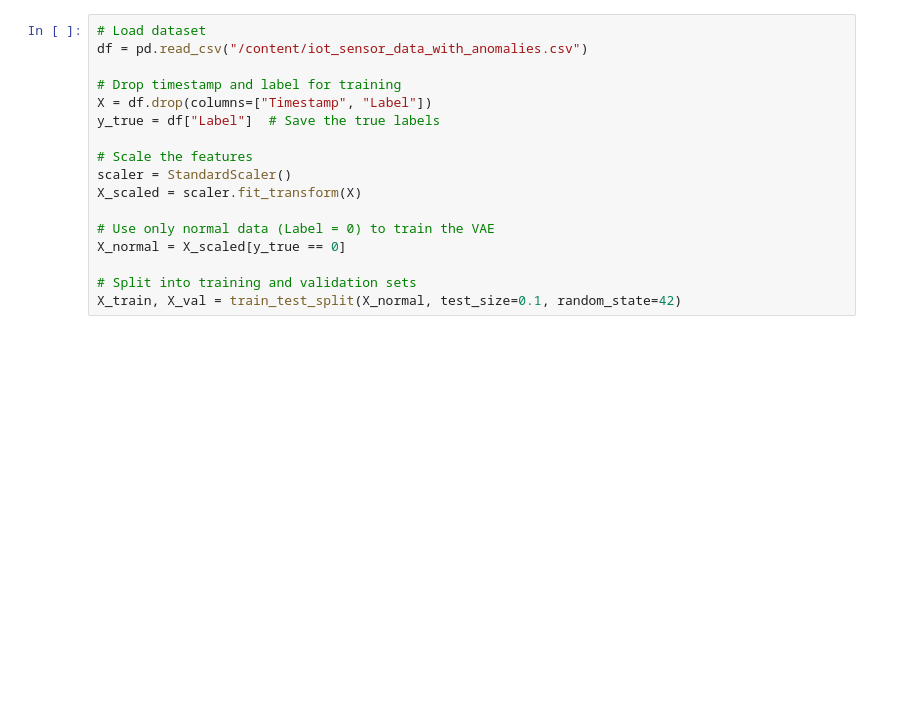
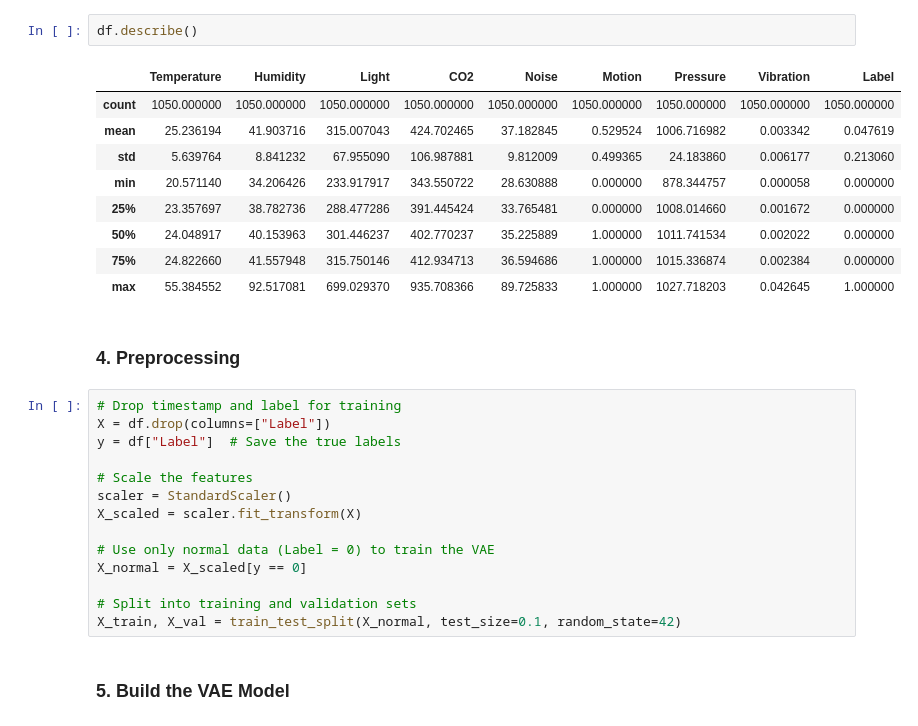
Before and after one commit to mudhay027/Anomaly-Detection-in-IoT-Sensors-using-Variational-Autoencoders, a Jupyter notebook: src/Anomoly_detection_IOT.ipynb, the cells around one changed output. Saved outputs shown, nothing was run; the diff lists cells and outputs as text; blank space fills up the shorter version.

```diff
--- a/src/Anomoly_detection_IOT.ipynb
+++ b/src/Anomoly_detection_IOT.ipynb
@@ -5,20 +51,33 @@ from sklearn.model_selection import train_test_split
+# %%
+df.describe()
+# %% [output]
+|  | Temperature | Humidity | Light | CO2 | Noise | Motion | Pressure | Vibration | Label |
+| count | 1050.000000 | 1050.000000 | 1050.000000 | 1050.000000 | 1050.000000 | 1050.000000 | 1050.000000 | 1050.000000 | 1050.000000 |
+| mean | 25.236194 | 41.903716 | 315.007043 | 424.702465 | 37.182845 | 0.529524 | 1006.716982 | 0.003342 | 0.047619 |
+| std | 5.639764 | 8.841232 | 67.955090 | 106.987881 | 9.812009 | 0.499365 | 24.183860 | 0.006177 | 0.213060 |
+| min | 20.571140 | 34.206426 | 233.917917 | 343.550722 | 28.630888 | 0.000000 | 878.344757 | 0.000058 | 0.000000 |
+| 25% | 23.357697 | 38.782736 | 288.477286 | 391.445424 | 33.765481 | 0.000000 | 1008.014660 | 0.001672 | 0.000000 |
+| 50% | 24.048917 | 40.153963 | 301.446237 | 402.770237 | 35.225889 | 1.000000 | 1011.741534 | 0.002022 | 0.000000 |
+| 75% | 24.822660 | 41.557948 | 315.750146 | 412.934713 | 36.594686 | 1.000000 | 1015.336874 | 0.002384 | 0.000000 |
+| max | 55.384552 | 92.517081 | 699.029370 | 935.708366 | 89.725833 | 1.000000 | 1027.718203 | 0.042645 | 1.000000 |
+# %% [markdown]
+### 4. Preprocessing
 # %%
-# Load dataset
-df = pd.read_csv("/content/iot_sensor_data_with_anomalies.csv")
-
 # Drop timestamp and label for training
-X = df.drop(columns=["Timestamp", "Label"])
-y_true = df["Label"]  # Save the true labels
+X = df.drop(columns=["Label"])
+y = df["Label"]  # Save the true labels
 
 # Scale the features
 scaler = StandardScaler()
 X_scaled = scaler.fit_transform(X)
 
 # Use only normal data (Label = 0) to train the VAE
-X_normal = X_scaled[y_true == 0]
+X_normal = X_scaled[y == 0]
 
 # Split into training and validation sets
 X_train, X_val = train_test_split(X_normal, test_size=0.1, random_state=42)
+# %% [markdown]
+### 5. Build the VAE Model
 # %%
 
 input_dim = X_train.shape[1]
```
Also changed, not shown: parts of 16 cells of this notebook, 3 other files.
